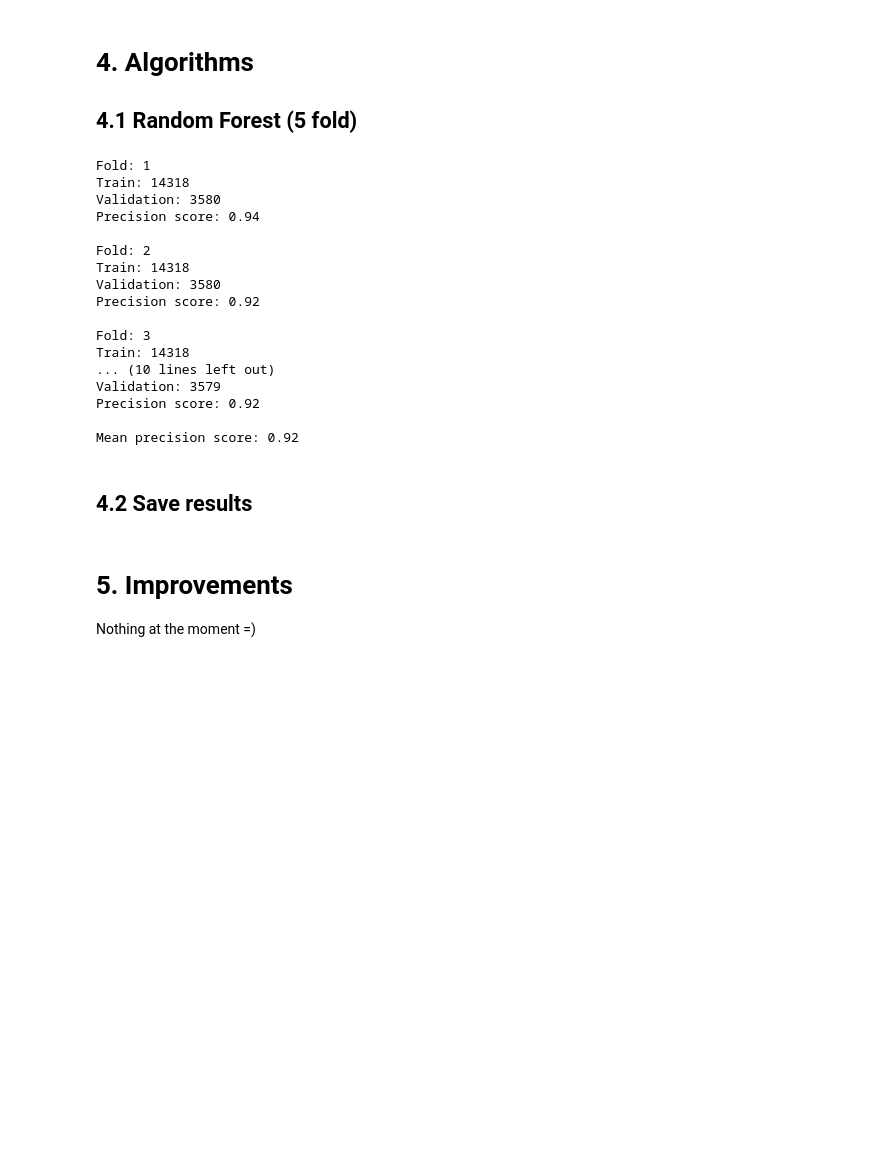
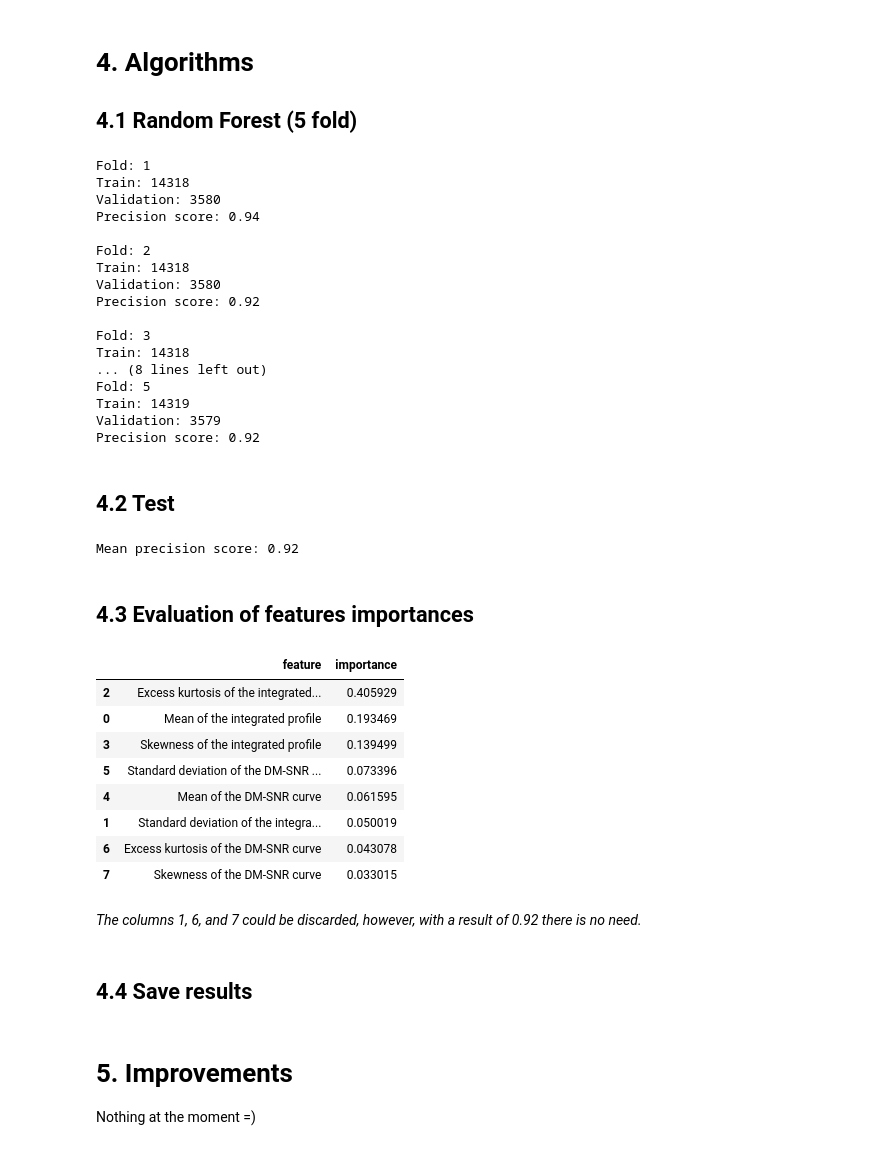
Before and after one commit to tamagusko/workshop-intro-ml, a Jupyter notebook: predictPulsar.ipynb, the cells around one changed output. Saved outputs shown, nothing was run; the diff lists cells and outputs as text; code cells hidden in the pictures; blank space fills up the shorter version.

Commit message:
add item 4.3 (evaluation of features importances)

```diff
--- a/predictPulsar.ipynb
+++ b/predictPulsar.ipynb
@@ -192,8 +192,6 @@ for rowsTrain, rowsVal in KF.split(X):
     precision = precision_score(y_val, p)
     print('Precision score: {:.2f}\n'.format(precision))
     result.append(precision)
-
-print('Mean precision score: {:.2f}\n'.format(precision))
 # %% [output]
 Fold: 1
 Train: 14318
@@ -207,13 +205,39 @@ Precision score: 0.92
 
 Fold: 3
 Train: 14318
-... (10 lines left out)
+... (8 lines left out)
+Fold: 5
+Train: 14319
 Validation: 3579
 Precision score: 0.92
-
-Mean precision score: 0.92
+# %% [markdown]
+## 4.2 Test
+# %%
+print('Mean precision score: {:.2f}\n'.format(precision))
+# %% [output]
+Mean precision score: 0.92
+# %% [markdown]
+## 4.3 Evaluation of features importances
+# %%
+featureImportance = pd.DataFrame({'feature': list(X_train.columns),
+                                  'importance': clf.feature_importances_}).\
+    sort_values('importance', ascending=False)
+
+featureImportance
+# %% [output]
+|  | feature | importance |
+| 2 | Excess kurtosis of the integrated... | 0.405929 |
+| 0 | Mean of the integrated profile | 0.193469 |
+| 3 | Skewness of the integrated profile | 0.139499 |
+| 5 | Standard deviation of the DM-SNR ... | 0.073396 |
+| 4 | Mean of the DM-SNR curve | 0.061595 |
+| 1 | Standard deviation of the integra... | 0.050019 |
+| 6 | Excess kurtosis of the DM-SNR curve | 0.043078 |
+| 7 | Skewness of the DM-SNR curve | 0.033015 |
+# %% [markdown]
+*The columns 1, 6, and 7 could be discarded, however, with a result of 0.92 there is no need.*
 # %% [markdown]
-## 4.2 Save results
+## 4.4 Save results
 # %%
 precision = round(precision, 2)
 Pulsar_RF_5fold = pd.DataFrame(data=p,columns=['Pulsar'])
```
Also changed, not shown: parts of 1 cell of this notebook.
